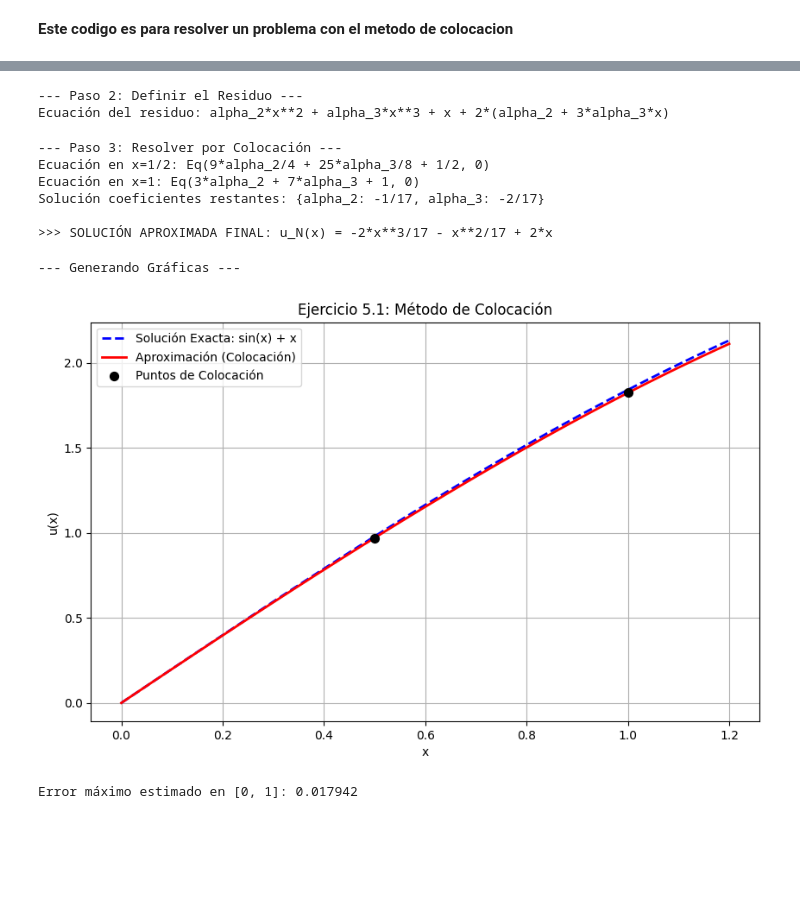
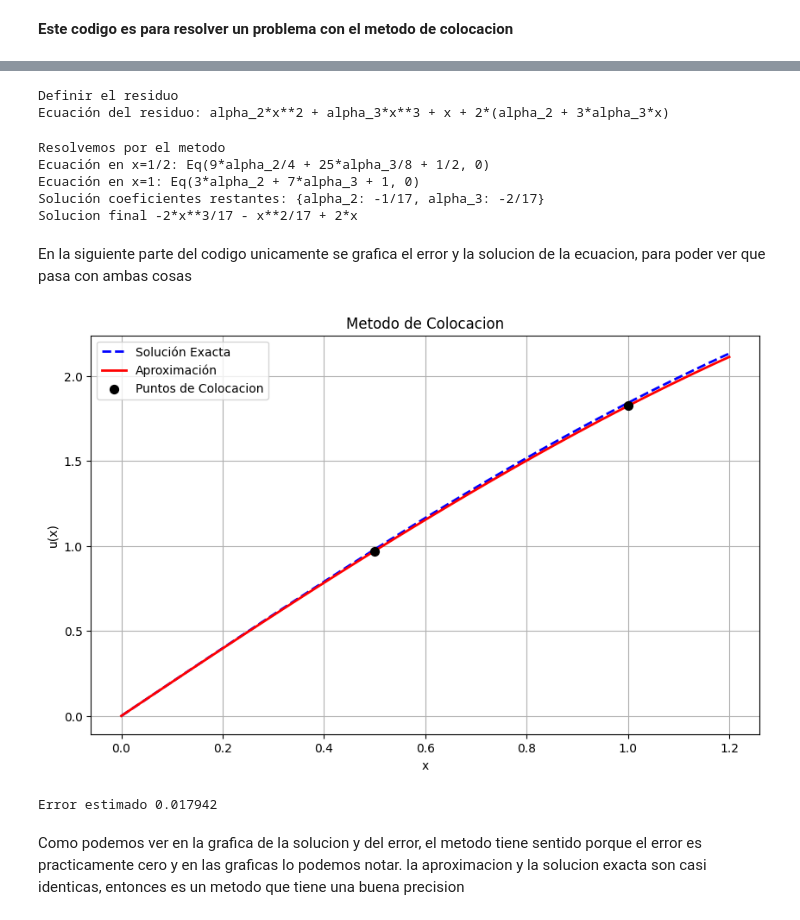
Before and after one commit to Ximenaloranca/Ecuaciones-Diferenciales-Parciales-, a Jupyter notebook: Metodo_de_colocacion.ipynb, the cells around one changed output, grey strips where cells are left out. Drawn from its saved outputs; the diff is of its cells as text; code cells hidden in the pictures; blank space fills up the shorter version.

```diff
--- a/Metodo_de_colocacion.ipynb
+++ b/Metodo_de_colocacion.ipynb
@@ -62,26 +60,20 @@ Polinomio actualizado: u_N = alpha_2*x**2 + alpha_3*x**3 + 2*x
 # %%
+# Definimos a epsilon
 
-# ----------------------------------------------------------------------
-# 2. DEFINICIÓN DEL RESIDUO (EPSILON)
-# ----------------------------------------------------------------------
-print("\n--- Paso 2: Definir el Residuo ---")
+print("Definir el residuo")
 # Ecuación diferencial: u'' + u = x
-# Residuo (Epsilon) = u''_N + u_N - x
+# Epsilon= u''_N + u_N - x
 
 d2u_N = sp.diff(u_N, x, 2) # Segunda derivada
 residuo = d2u_N + u_N - x
 
 print(f"Ecuación del residuo: {residuo}")
 # %% [output]
---- Paso 2: Definir el Residuo ---
+Definir el residuo
 Ecuación del residuo: alpha_2*x**2 + alpha_3*x**3 + x + 2*(alpha_2 + 3*alpha_3*x)
 # %%
-
-
-# ----------------------------------------------------------------------
-# 3. MÉTODO DE COLOCACIÓN
-# ----------------------------------------------------------------------
-print("\n--- Paso 3: Resolver por Colocación ---")
+# Usando el metodo de colocacion
+print("Resolvemos por el metodo")
 # Puntos dados en el ejercicio: x = 1/2 y x = 1
 puntos = [sp.Rational(1, 2), 1]
 
@@ -96,58 +88,56 @@ for p in puntos:
 sol_finales = sp.solve(ecuaciones, (a2, a3))
 print(f"Solución coeficientes restantes: {sol_finales}")
 
-# Sustituimos a2 y a3 para obtener la ecuación final
+# Sustituimos a2 y a3 para obtener la ecuacion final
 u_final = u_N.subs(sol_finales)
-print(f"\n>>> SOLUCIÓN APROXIMADA FINAL: u_N(x) = {u_final}")
+print(f"Solucion final {u_final}")
 # %% [output]
---- Paso 3: Resolver por Colocación ---
+Resolvemos por el metodo
 Ecuación en x=1/2: Eq(9*alpha_2/4 + 25*alpha_3/8 + 1/2, 0)
 Ecuación en x=1: Eq(3*alpha_2 + 7*alpha_3 + 1, 0)
 Solución coeficientes restantes: {alpha_2: -1/17, alpha_3: -2/17}
-
->>> SOLUCIÓN APROXIMADA FINAL: u_N(x) = -2*x**3/17 - x**2/17 + 2*x
+Solucion final -2*x**3/17 - x**2/17 + 2*x
+# %% [markdown]
+En la siguiente parte del codigo unicamente se grafica el error y la solucion de la ecuacion, para poder ver que pasa con ambas cosas
 # %%
-
-# ----------------------------------------------------------------------
-# 4. GRAFICAR RESULTADOS Y ERROR
-# ----------------------------------------------------------------------
-print("\n--- Generando Gráficas ---")
-
-# Solución exacta analítica para comparar: u(x) = sin(x) + x
+# Grafica del resultado y del error
+# Solucion exacta para comparar: u(x) = sin(x) + x
 u_exacta = sp.sin(x) + x
 
-# Convertimos las expresiones simbólicas a funciones numéricas
+# Convertimos las expresiones a funciones numericas
 f_aprox = sp.lambdify(x, u_final, 'numpy')
 f_exacta = sp.lambdify(x, u_exacta, 'numpy')
 
 # Creamos el dominio para graficar (de 0 a 1.2)
 xx = np.linspace(0, 1.2, 100)
 yy_aprox = f_aprox(xx)
 yy_exact = f_exacta(xx)
 
 # Graficamos
 plt.figure(figsize=(10, 6))
 
-# Gráfica de las soluciones
-plt.plot(xx, yy_exact, 'b--', label='Solución Exacta: sin(x) + x', linewidth=2)
-plt.plot(xx, yy_aprox, 'r-', label='Aproximación (Colocación)', linewidth=2)
+# Grafica de las soluciones
+plt.plot(xx, yy_exact, 'b--', label='Solución Exacta', linewidth=2)
+plt.plot(xx, yy_aprox, 'r-', label='Aproximación', linewidth=2)
 
-# Puntos de colocación
-plt.scatter([0.5, 1.0], [f_aprox(0.5), f_aprox(1.0)], color='black', s=50, zorder=5, label='Puntos de Colocación')
+# Puntos de colocacion
+plt.scatter([0.5, 1.0], [f_aprox(0.5), f_aprox(1.0)], color='black', s=50, zorder=5, label='Puntos de Colocacion')
 
-plt.title('Ejercicio 5.1: Método de Colocación')
+plt.title('Metodo de Colocacion')
 plt.xlabel('x')
 plt.ylabel('u(x)')
 plt.legend()
 plt.grid(True)
 plt.show()
 
-# Calcular el error máximo en el intervalo [0, 1]
+# Calculamos el error máximo en el intervalo [0, 1]
 error_func = sp.lambdify(x, sp.Abs(u_exacta - u_final), 'numpy')
 xx_error = np.linspace(0, 1, 1000)
 max_error = np.max(error_func(xx_error))
-print(f"Error máximo estimado en [0, 1]: {max_error:.6f}")
+print(f"Error estimado {max_error:.6f}")
 # %% [output]
+[figure, new version]
---- Generando Gráficas ---
+Error estimado 0.017942
-[figure, old version]
-Error máximo estimado en [0, 1]: 0.017942
+# %% [markdown]
+Como podemos ver en la grafica de la solucion y del error, el metodo tiene sentido porque el error es practicamente cero y en las graficas lo podemos notar.
+la aproximacion y la solucion exacta son casi identicas, entonces es un metodo que tiene una buena precision
```
Also changed, not shown: parts of 2 cells of this notebook.
